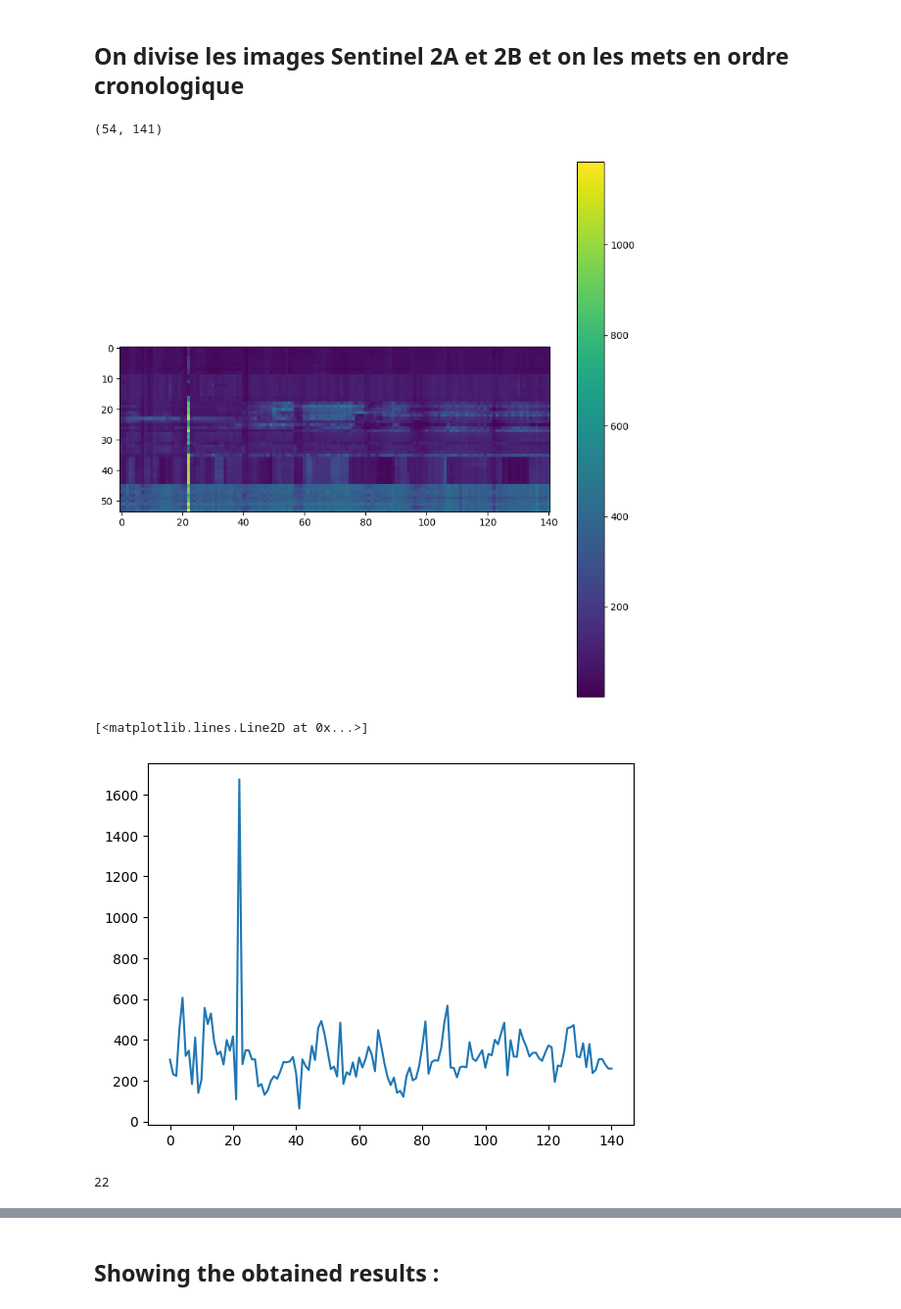
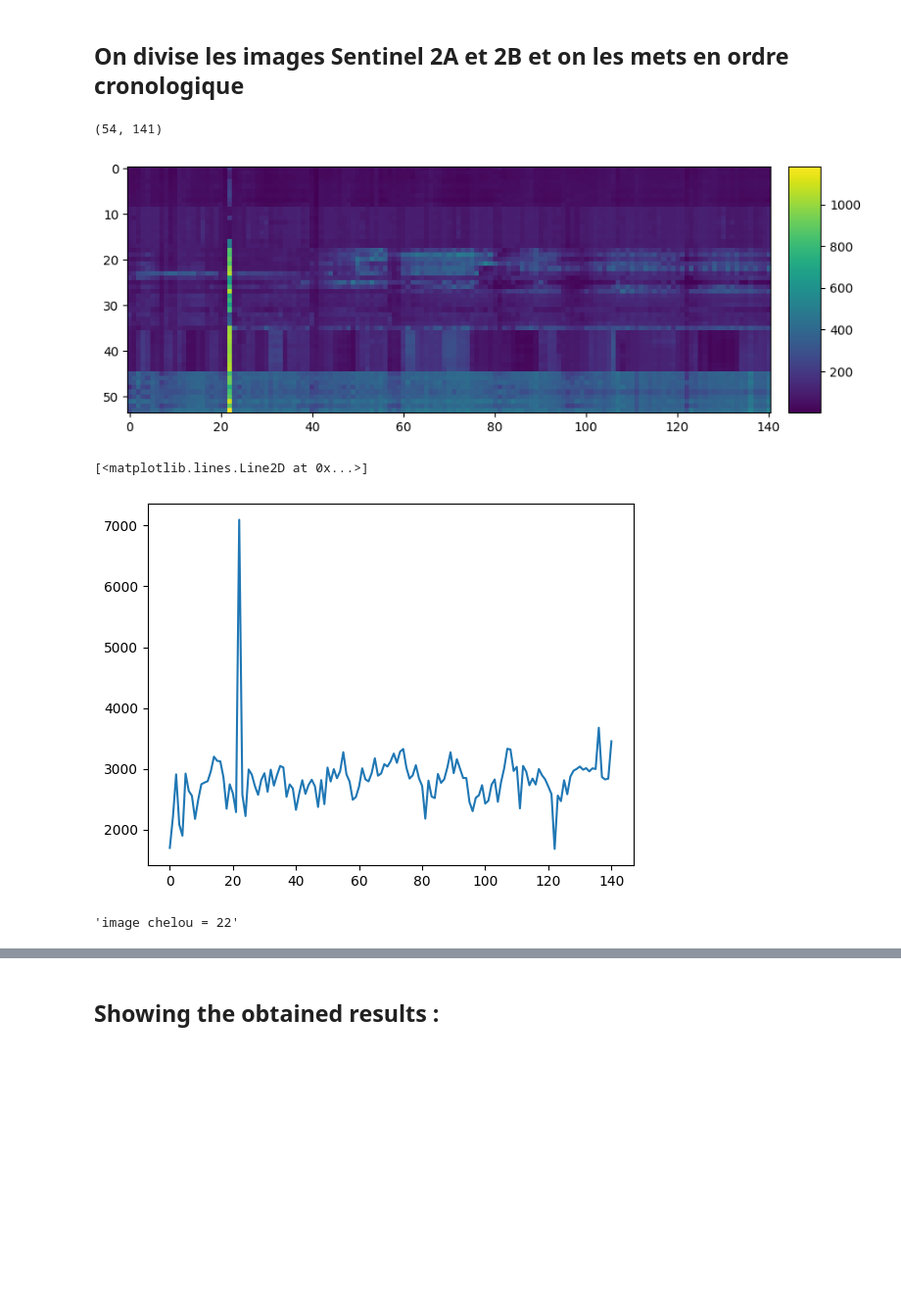
Before and after one commit to Projet-fil-rouge-IODAA/FilRouge_territoires, a Jupyter notebook: scripts/scripts_python/test_kmeans_julian_1B.ipynb, the cells around one changed output, grey strips where cells are left out. Shown: that part at 98% size. Cells and saved outputs as stored; diff of their text form; code cells hidden in the pictures; blank space fills up the shorter version.

```diff
--- a/scripts/scripts_python/test_kmeans_julian_1B.ipynb
+++ b/scripts/scripts_python/test_kmeans_julian_1B.ipynb
@@ -60,49 +37,56 @@ images_2B.sort()
 all_images = images_2A + images_2B
 all_images = sorted(all_images, key=lambda date: date[16:24])
 # %%
-# Hero you can chose the list of images you want to use.
+# Her you can chose the list of images you want to use.
 list_to_use = all_images
 line = 0
 matrice_rouge = np.zeros((len(pixels_de_interet), len(list_to_use)))
 matrice_vert = np.zeros((len(pixels_de_interet), len(list_to_use)))
 matrice_bleu = np.zeros((len(pixels_de_interet), len(list_to_use)))
 matrice_nir = np.zeros((len(pixels_de_interet), len(list_to_use)))
+matrice_ndvi = np.zeros((len(pixels_de_interet), len(list_to_use)))
 for image in list_to_use:
     with rio.open(dir+'/'+image, 'r') as ds:
         band1 = ds.read(1)
         band2 = ds.read(2)
         band3 = ds.read(3)
         band4 = ds.read(4)
+        ndvi = (band1-band2)/(band1+band2) # Normalized Difference Vegetation Index
+        ndvi = np.nan_to_num(ndvi)
     # Extraction of target pixels
     for pixel,j in zip(pixels_de_interet, range(len(pixels_de_interet))):
         matrice_vert[j,line] = band3[pixel[0], pixel[1]]
         matrice_rouge[j,line] = band2[pixel[0], pixel[1]]
         matrice_bleu[j,line] = band4[pixel[0], pixel[1]]
         matrice_nir[j,line] = band1[pixel[0], pixel[1]]
+        matrice_ndvi[j,line] = ndvi[pixel[0], pixel[1]]
     line +=1
 # %%
 print(matrice_vert.shape)
 #Looking for a pixels
 img = (matrice_vert/8).astype(int)
 #grayImage = cv2.cvtColor(uint_img, cv2.COLOR_GRAY2BGR)
 plt.figure(figsize=(10,10))
-plt.imshow(img)
-plt.colorbar()
+ax = plt.gca()
+im = ax.imshow(img)
+divider = make_axes_locatable(ax)
+cax = divider.append_axes("right", size="5%", pad=0.2)
+plt.colorbar(im, cax=cax)
 plt.show()
 # %% [output]
 (54, 141)
-[figure, old version]
+[figure, new version]
 # %%
 # L'image x est bizarre
-plt.plot(matrice_vert[0])
+plt.plot(matrice_vert[50])
 # %% [output]
 [<matplotlib.lines.Line2D at 0x...>]
-[figure, old version]
+[figure, new version]
 # %%
-chelou = np.argmax(matrice_vert[0])
-chelou
+chelou = np.argmax(matrice_vert[50])
+display(f'image chelou = {chelou}')
 # %% [output]
-22
+'image chelou = 22'
 # %%
 matrice = np.delete(matrice_vert,chelou,1)
 # %%
```
Also changed, not shown: parts of 27 cells of this notebook, 1 other file.
